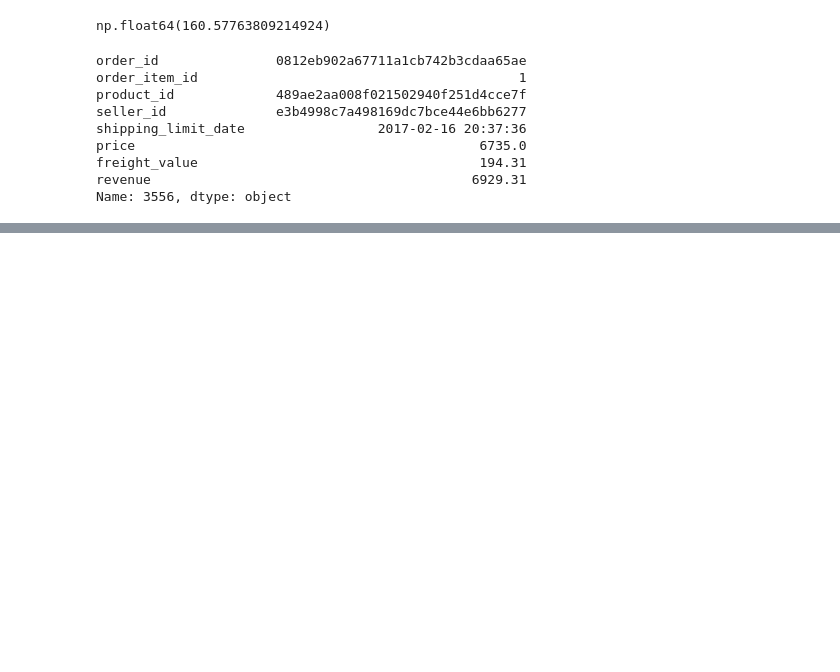
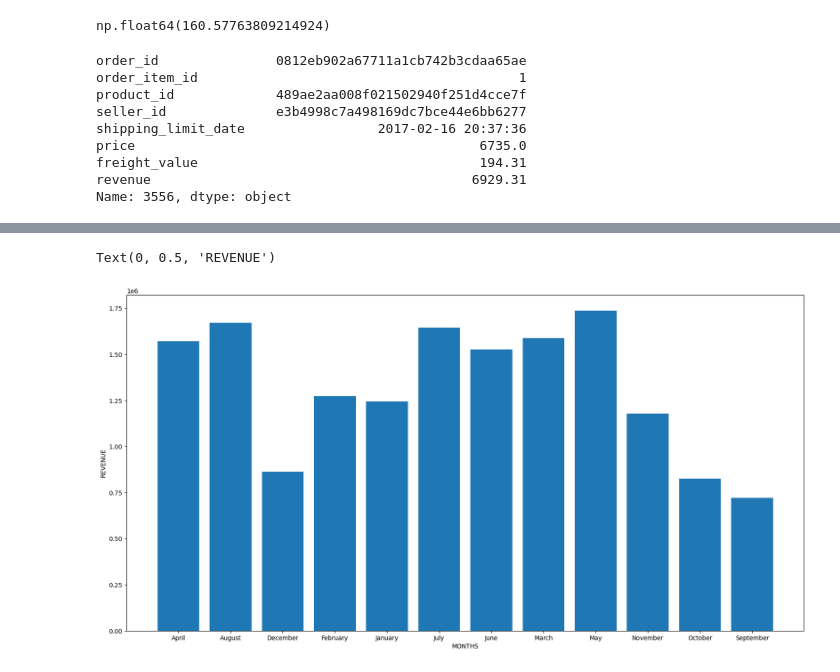
Before and after one commit to abhishekyadav-codes/PROJECT-olist-ecommerce-data-analysis, a Jupyter notebook: PROJECT-2.ipynb, the cells around one changed output, grey strips where cells are left out. Cells and saved outputs as stored; diff of their text form; code cells hidden in the pictures; blank space fills up the shorter version.

```diff
--- a/PROJECT-2.ipynb
+++ b/PROJECT-2.ipynb
@@ -164,0 +195,4 @@ Name: 3556, dtype: object
+# %%
+# Q11. Monthly revenue trend nikalo.
+month_trend=df.merge(df_order,on='order_id')
+month_trend
@@ -164,0 +213,5 @@ Name: 3556, dtype: object
+# %%
+month_trend['order_purchase_timestamp'] = pd.to_datetime(month_trend['order_purchase_timestamp'])
+# %%
+month_trend['month'] = month_trend['order_purchase_timestamp'].dt.month_name()
+month_trend
@@ -164,0 +232,3 @@ Name: 3556, dtype: object
+# %%
+a=month_trend.groupby('month')['revenue'].sum()
+a
@@ -164,0 +250,8 @@ Name: 3556, dtype: object
+# %%
+plt.figure(figsize=(20,10))
+plt.bar(a.index,a.values)
+plt.xlabel('MONTHS')
+plt.ylabel('REVENUE')
+# %% [output]
+Text(0, 0.5, 'REVENUE')
+[figure, added]
```
Also changed, not shown: parts of 7 cells of this notebook.
